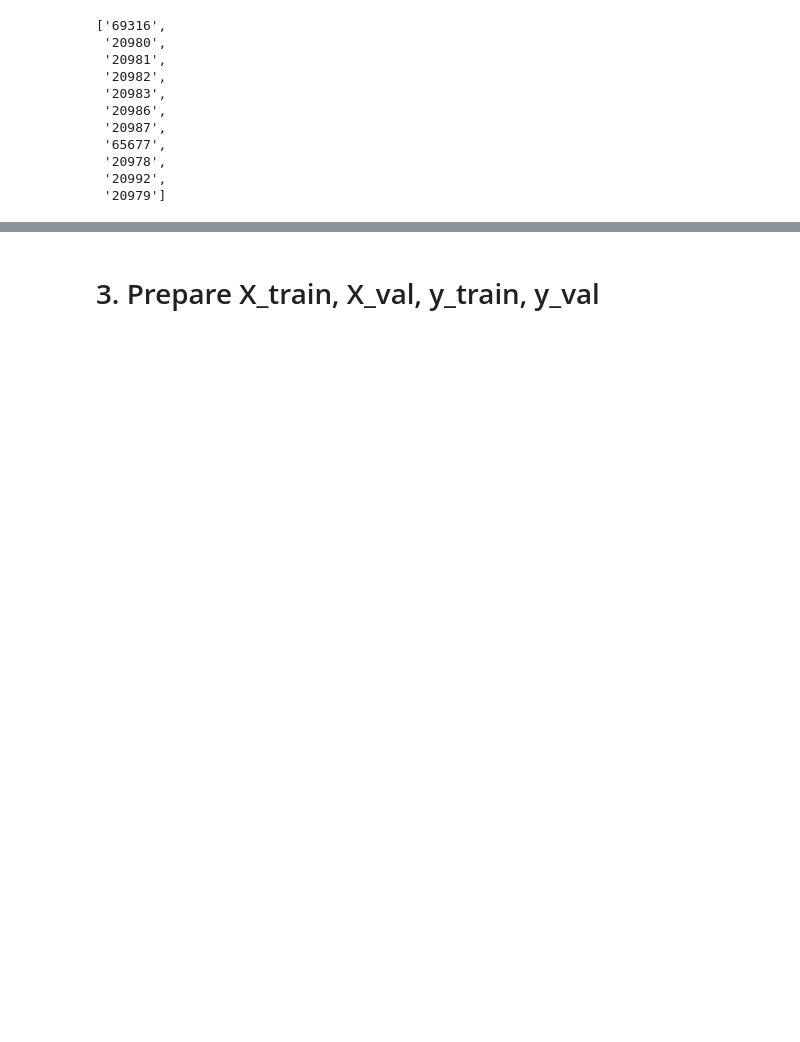
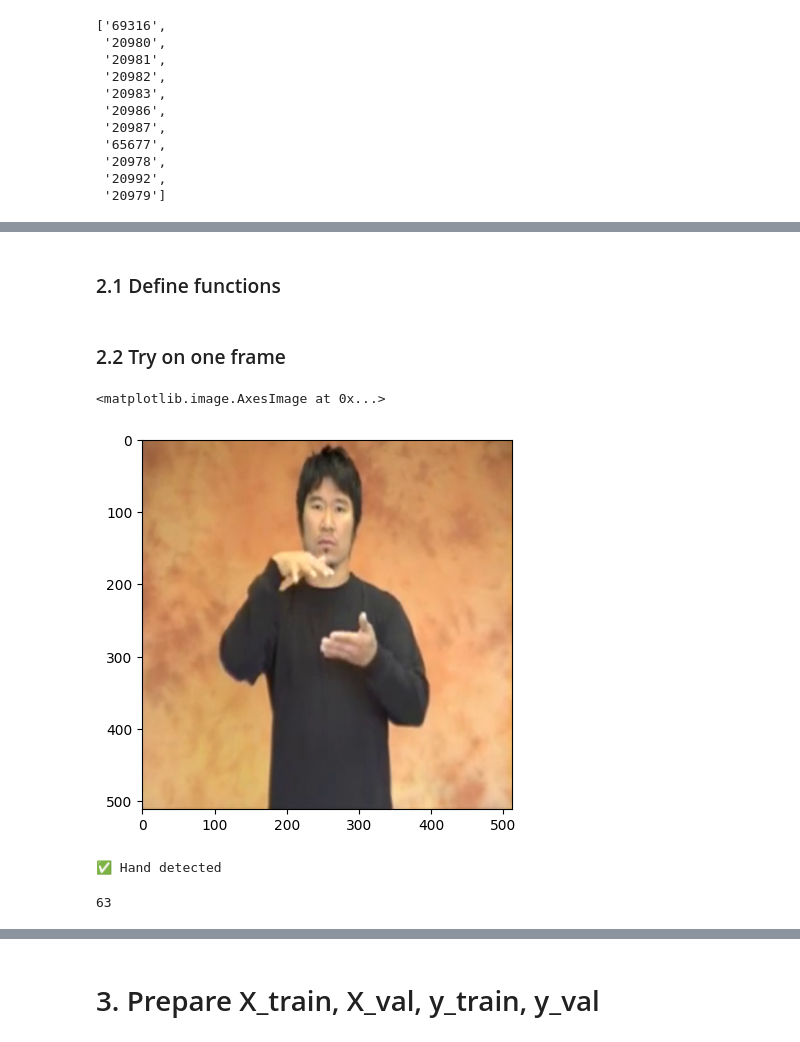
Before and after one commit to Kaaykun/SignFlow, a Jupyter notebook: backend/notebooks/mediapipe_ET.ipynb, the cells around one changed output, grey strips where cells are left out. Cells and saved outputs as stored; diff of their text form; code cells hidden in the pictures; blank space fills up the shorter version.

```diff
--- a/backend/notebooks/mediapipe_ET.ipynb
+++ b/backend/notebooks/mediapipe_ET.ipynb
@@ -402,0 +467,2 @@ Could not open output video file for writing.
+# %% [markdown]
+### 2.1 Define functions
@@ -402,0 +540,18 @@ Could not open output video file for writing.
+# %% [markdown]
+### 2.2 Try on one frame
+# %%
+frame = X_aug[4][6]
+# frame = X_aug[4][8]
+# frame = X[15][4]
+# frame = X_aug[35][4]
+plt.imshow(frame)
+# %% [output]
+<matplotlib.image.AxesImage at 0x...>
+[figure, added]
+# %%
+results2 = detect_landmarks_hand(frame)
+output = get_coord_for_hands(results2)
+len(output)
+# %% [output]
+✅ Hand detected
+63
```
Also changed, not shown: parts of 42 cells of this notebook, 2 other files.
